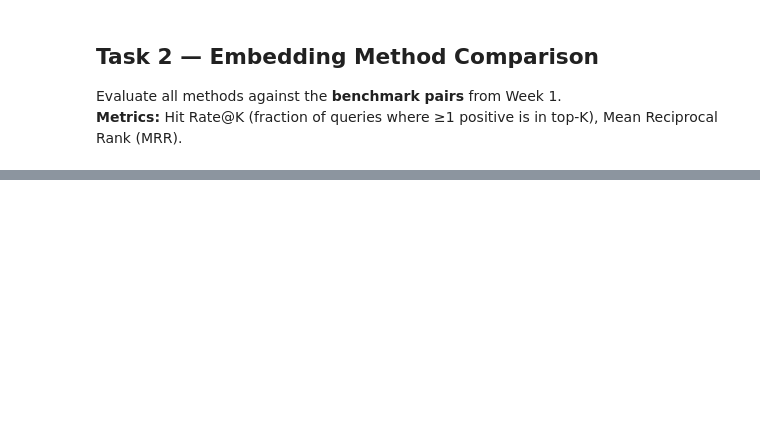
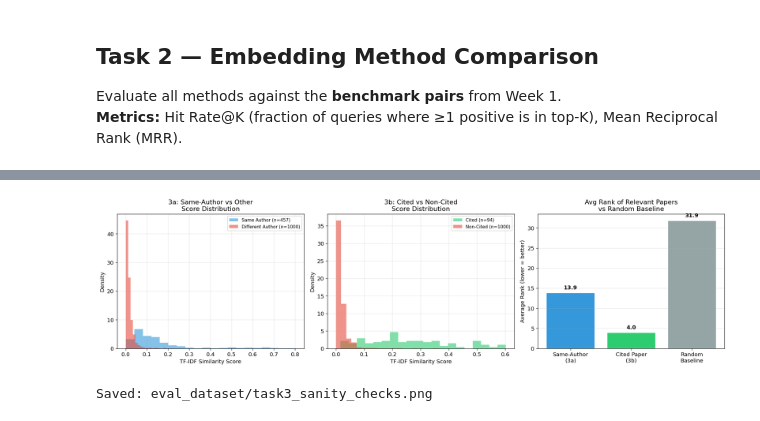
Before and after one commit to senaoz/SWE-599, a Jupyter notebook: similarity_evaluation.ipynb, the cells around one changed output, grey strips where cells are left out. Saved outputs shown, nothing was run; the diff lists cells and outputs as text; code cells hidden in the pictures; blank space fills up the shorter version.

```diff
--- a/similarity_evaluation.ipynb
+++ b/similarity_evaluation.ipynb
@@ -375,0 +1066,80 @@ print(f"Avg positives per query: {np.mean([len(p) for p in bench_positive_ids]):
+# %%
+# --- Task 3: Visualization ---
+fig, axes = plt.subplots(1, 3, figsize=(18, 5))
+
+# --- Plot 1: Same-Author score distribution vs Non-Author ---
+ax = axes[0]
+sa_scores_all, non_sa_scores_all = [], []
+for res in task3a_results:
+    for _, sa, score in res['ranked']:
+        if sa:
+            sa_scores_all.append(score)
+        else:
+            non_sa_scores_all.append(score)
+
+ax.hist(sa_scores_all, bins=20, alpha=0.6, color='#3498db', label=f'Same Author (n={len(sa_scores_all)})', density=True)
+ax.hist(non_sa_scores_all, bins=20, alpha=0.6, color='#e74c3c', label=f'Different Author (n={len(non_sa_scores_all)})', density=True)
+ax.set_xlabel('TF-IDF Similarity Score')
+ax.set_ylabel('Density')
+ax.set_title('3a: Same-Author vs Other\nScore Distribution')
+ax.legend(fontsize=9)
+ax.grid(True, alpha=0.3)
+
+# --- Plot 2: Cited vs Non-Cited score distribution ---
+ax = axes[1]
+cited_scores_all, non_cited_scores_all = [], []
+for res in task3b_results:
+    for _, ic, score in res['ranked']:
+        if ic:
+            cited_scores_all.append(score)
+        else:
+            non_cited_scores_all.append(score)
+
+ax.hist(cited_scores_all, bins=20, alpha=0.6, color='#2ecc71', label=f'Cited (n={len(cited_scores_all)})', density=True)
+ax.hist(non_cited_scores_all, bins=20, alpha=0.6, color='#e74c3c', label=f'Non-Cited (n={len(non_cited_scores_all)})', density=True)
+ax.set_xlabel('TF-IDF Similarity Score')
+ax.set_ylabel('Density')
+ax.set_title('3b: Cited vs Non-Cited\nScore Distribution')
+ax.legend(fontsize=9)
+ax.grid(True, alpha=0.3)
+
+# --- Plot 3: Average rank comparison ---
+ax = axes[2]
+
+# 3a: avg rank of same-author papers per query
+sa_avg_ranks = []
+for res in task3a_results:
+    ranks = [r+1 for r, (_, sa, _) in enumerate(res['ranked']) if sa]
+    sa_avg_ranks.append(np.mean(ranks) if ranks else res['n_corpus'])
+
+# 3b: avg rank of cited papers per query
+cited_avg_ranks = []
+for res in task3b_results:
+    ranks = [r+1 for r, (_, ic, _) in enumerate(res['ranked']) if ic]
+    cited_avg_ranks.append(np.mean(ranks) if ranks else res['n_corpus'])
+
+# Random baseline: expected avg rank ≈ corpus_size / 2
+avg_corpus_3a = np.mean([r['n_corpus'] for r in task3a_results])
+avg_corpus_3b = np.mean([r['n_corpus'] for r in task3b_results])
+
+x = [0, 1, 2]
+heights = [np.mean(sa_avg_ranks), np.mean(cited_avg_ranks), np.mean([avg_corpus_3a, avg_corpus_3b]) / 2]
+bar_colors = ['#3498db', '#2ecc71', '#95a5a6']
+bar_labels = ['Same-Author\n(3a)', 'Cited Paper\n(3b)', 'Random\nBaseline']
+bars = ax.bar(x, heights, color=bar_colors, edgecolor='white', linewidth=1.5)
+ax.set_xticks(x)
+ax.set_xticklabels(bar_labels)
+ax.set_ylabel('Average Rank (lower = better)')
+ax.set_title('Avg Rank of Relevant Papers\nvs Random Baseline')
+for bar, val in zip(bars, heights):
+    ax.text(bar.get_x() + bar.get_width()/2, bar.get_height() + 0.5,
+            f'{val:.1f}', ha='center', va='bottom', fontweight='bold')
+ax.grid(True, alpha=0.3, axis='y')
+
+plt.tight_layout()
+plt.savefig('eval_dataset/task3_sanity_checks.png', dpi=150, bbox_inches='tight')
+plt.show()
+print("Saved: eval_dataset/task3_sanity_checks.png")
+# %% [output]
+[figure, added]
+Saved: eval_dataset/task3_sanity_checks.png
```
Also changed, not shown: parts of 22 cells of this notebook, 4 other files.
